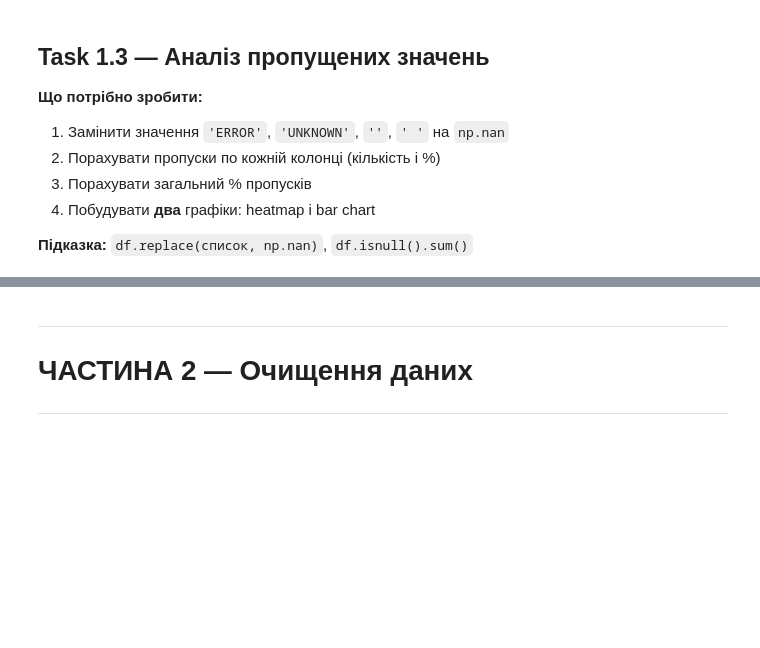
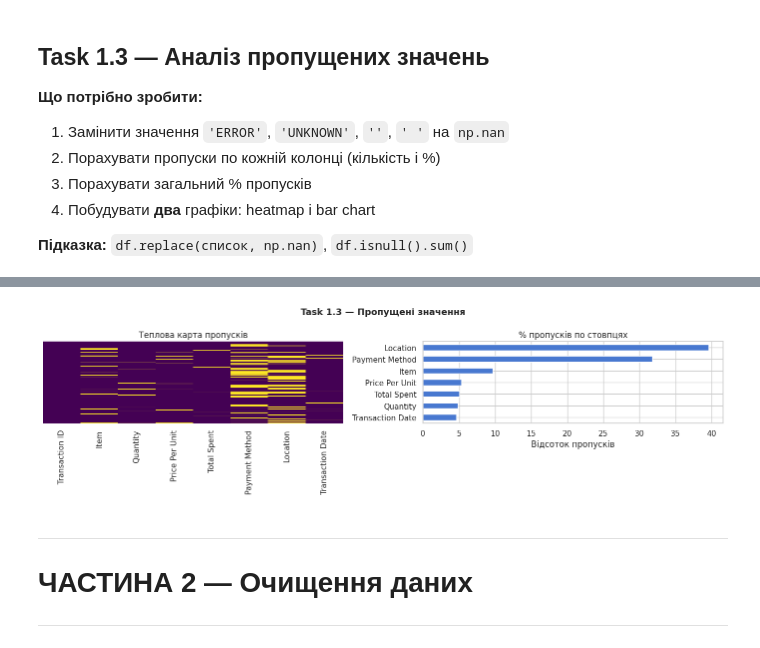
Before and after one commit to Wilson1994/Analysis_Cafe_Sales, a Jupyter notebook: cafe_eda_workbook_version2.ipynb, the cells around one changed output, grey strips where cells are left out. Saved outputs shown, nothing was run; the diff lists cells and outputs as text; code cells hidden in the pictures; blank space fills up the shorter version.

```diff
--- a/cafe_eda_workbook_version2.ipynb
+++ b/cafe_eda_workbook_version2.ipynb
@@ -40,10 +40,10 @@ sns.set_theme(style='whitegrid', palette='muted')
 
 # ── Вкажіть шлях до вхідного файлу ──────────────────────────
 # FILE_IN = 'data/dirty_cafe_sales.csv'   # локальний варіант
-FILE_IN = ''
+FILE_IN = 'https://raw.githubusercontent.com/Wilson1994/Analysis_Cafe_Sales/refs/heads/main/data/dirty_cafe_sales.csv'
 
 # ── Вкажіть шлях для збереження чистого файлу ───────────────
 # FILE_OUT = 'data/cafe_sales_clean.csv'  # локальний варіант
-FILE_OUT = 'cafe_sales_clean.csv'
+FILE_OUT = 'cafe_sales_clean_v2.csv'
 
 print('✓ Готово. Починаємо!')
@@ -64,10 +66,11 @@ print('✓ Готово. Починаємо!')
 **Зверніть увагу:** які колонки мають тип `object` замість числових? Чому?
 # %%
 # Завантаження датасету
-df = # ВАШ КОД ТУТ
-df_original = # ВАШ КОД ТУТ  (копія оригіналу)
+df = pd.read_csv(FILE_IN)
+df_original = df.copy()
 
-print(f'Розмір: ??? рядків × ??? стовпців')  # замініть ???
+print(f'Розмір: {df.shape[0]} рядків × {df.shape[1]} стовпців')
 
 # Перші 10 рядків
 # ВАШ КОД ТУТ
+print(df.head(10))
@@ -96,11 +141,11 @@ print(f'Розмір: ??? рядків × ??? стовпців')  # заміні
 **Підказка:** `df.duplicated()`, `df.drop_duplicates(keep=...)`
 # %%
 # Знайти дублікати
-n_dupes = # ВАШ КОД ТУТ
+n_dupes = df.duplicated().sum()
 print(f'Знайдено дублікатів: {n_dupes}')
 print(f'Рядків до видалення: {len(df)}')
 
 # Видалити дублікати
-# ВАШ КОД ТУТ
+df = df.drop_duplicates(keep='first')
 
 print(f'Рядків після видалення: {len(df)}')
@@ -117,16 +166,19 @@ print(f'Рядків після видалення: {len(df)}')
 # %%
 # Крок 1: замінити 'брудні' значення на NaN
 # ВАШ КОД ТУТ
+df = df.replace(['ERROR', 'UNKNOWN', '', ' '], np.nan)
+
 
 # Крок 2: порахувати пропуски
-missing_count = # ВАШ КОД ТУТ
-missing_pct   = # ВАШ КОД ТУТ  (у відсотках від загальної кількості рядків)
+missing_count = df.isnull().sum()
+missing_pct = df.isnull().sum() / len(df) * 100
 
 missing_df = pd.DataFrame({'Пропусків': missing_count, '%': missing_pct})
 
 # Показати тільки колонки де є пропуски
-print(missing_df[# ВАШ КОД ТУТ])
+print(missing_df[missing_df['Пропусків'] > 0])
+
 
 # Крок 3: загальний % пропусків
-total_pct = # ВАШ КОД ТУТ
+total_pct = df.isnull().sum().sum() / (df.shape[0] * df.shape[1]) * 100
 print(f'\nЗагальний % пропусків: {total_pct:.2f}%')
@@ -133,20 +196,34 @@ print(f'\nЗагальний % пропусків: {total_pct:.2f}%')
 # %%
 # Крок 4: візуалізація пропусків
 fig, axes = plt.subplots(1, 2, figsize=(14, 4))
 fig.suptitle('Task 1.3 — Пропущені значення', fontsize=13, fontweight='bold')
 
 # Графік 1: Heatmap пропусків
 # Підказка: sns.heatmap(df.isnull(), cbar=False, ...)
 # ВАШ КОД ТУТ
+sns.heatmap(df.isnull(),
+            cbar=False,
+            yticklabels=False,
+            cmap='viridis',
+            ax=axes[0])
+
 axes[0].set_title('Теплова карта пропусків')
 
 # Графік 2: Horizontal bar chart — % пропусків по колонках
 # Підказка: .plot(kind='barh', ax=axes[1], ...)
 # ВАШ КОД ТУТ
+missing_pct[missing_pct > 0].sort_values().plot(
+    kind='barh',
+    ax=axes[1]
+)
+
 axes[1].set_title('% пропусків по стовпцях')
+axes[1].set_xlabel('Відсоток пропусків')
 
 plt.tight_layout()
 plt.show()
+# %% [output]
+[figure, added]
 # %% [markdown]
 ---
 # ЧАСТИНА 2 — Очищення даних
```
Also changed, not shown: parts of 15 cells of this notebook.
